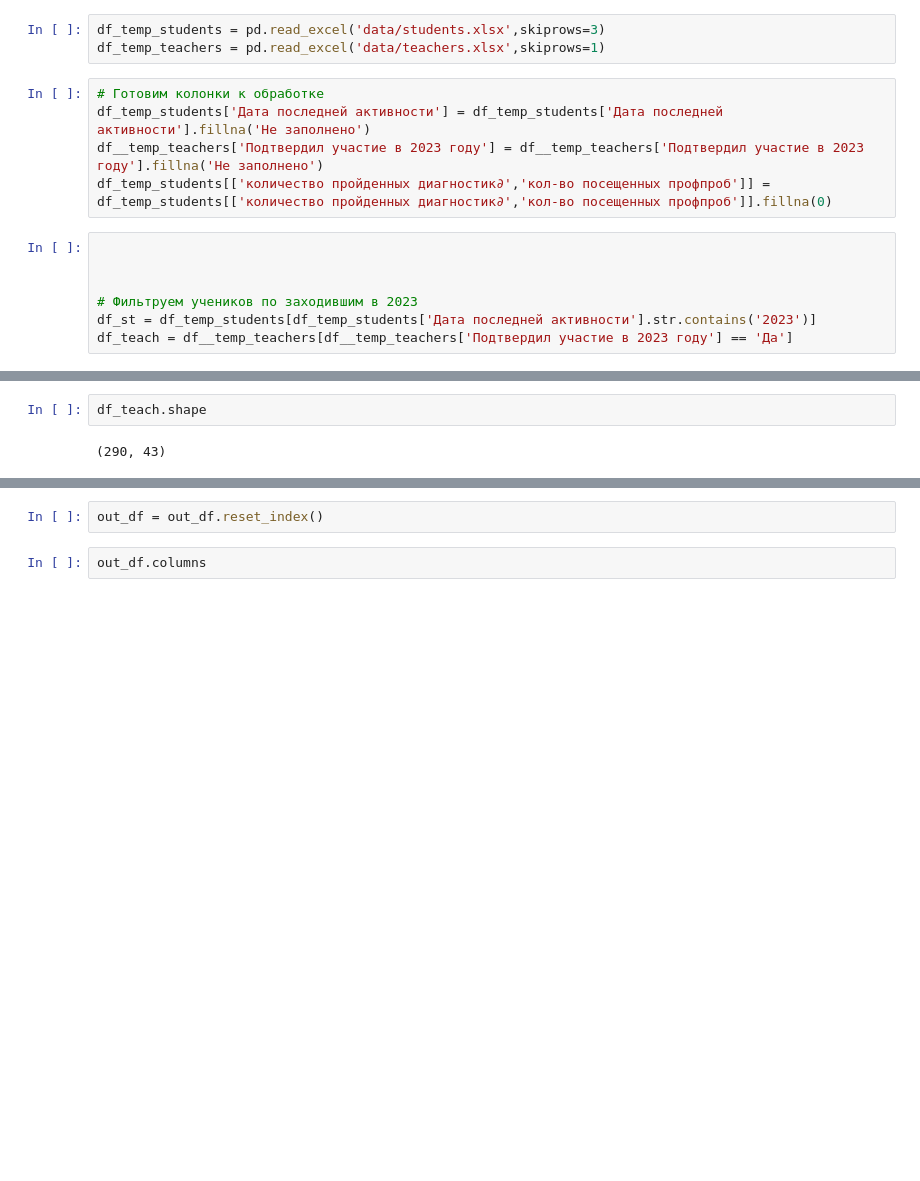
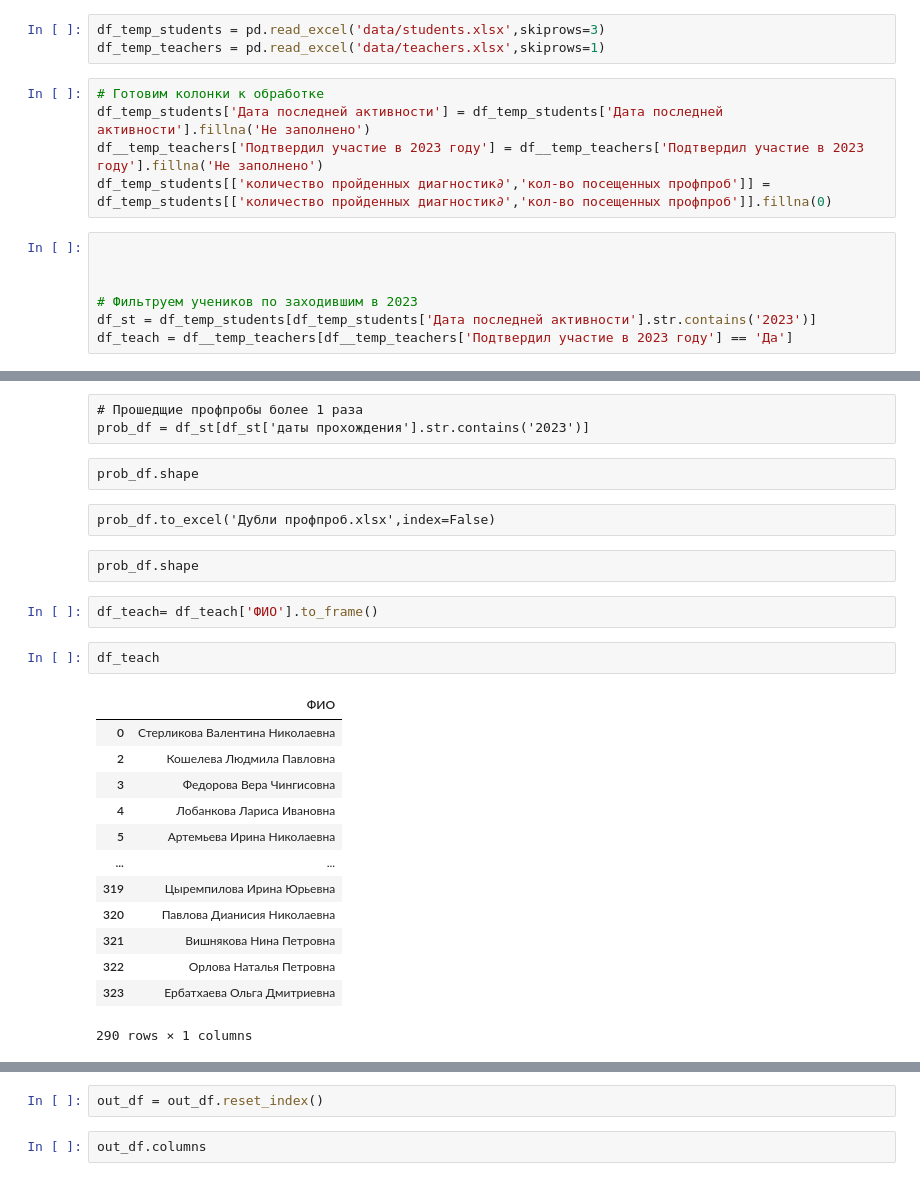
Before and after one commit to t0r1n88/Minerva, a Jupyter notebook: report_year_district.ipynb, the cells around one changed output, grey strips where cells are left out. Cells and saved outputs as stored; diff of their text form; blank space fills up the shorter version.

```diff
--- a/report_year_district.ipynb
+++ b/report_year_district.ipynb
@@ -52,7 +93,30 @@ df_st.shape
+# %% [raw]
+# Прошедщие профпробы более 1 раза
+prob_df = df_st[df_st['даты прохождения'].str.contains('2023')]
+# %% [raw]
+prob_df.shape
+# %% [raw]
+prob_df.to_excel('Дубли профпроб.xlsx',index=False)
+# %% [raw]
+prob_df.shape
+# %%
+df_teach= df_teach['ФИО'].to_frame()
 # %%
-df_teach.shape
+df_teach
 # %% [output]
+|  | ФИО |
+| 0 | Стерликова Валентина Николаевна |
+| 2 | Кошелева Людмила Павловна |
+| 3 | Федорова Вера Чингисовна |
+| 4 | Лобанкова Лариса Ивановна |
+| 5 | Артемьева Ирина Николаевна |
+| ... | ... |
+| 319 | Цыремпилова Ирина Юрьевна |
+| 320 | Павлова Дианисия Николаевна |
+| 321 | Вишнякова Нина Петровна |
+| 322 | Орлова Наталья Петровна |
+| 323 | Ербатхаева Ольга Дмитриевна |
-(290, 43)
+290 rows × 1 columns
 # %%
 out_df=pd.pivot_table(df_st,
               index=['Муниципалитет','образовательная организация','ответственный педагог-навигатор'],
```
Also changed, not shown: parts of 19 cells of this notebook.
